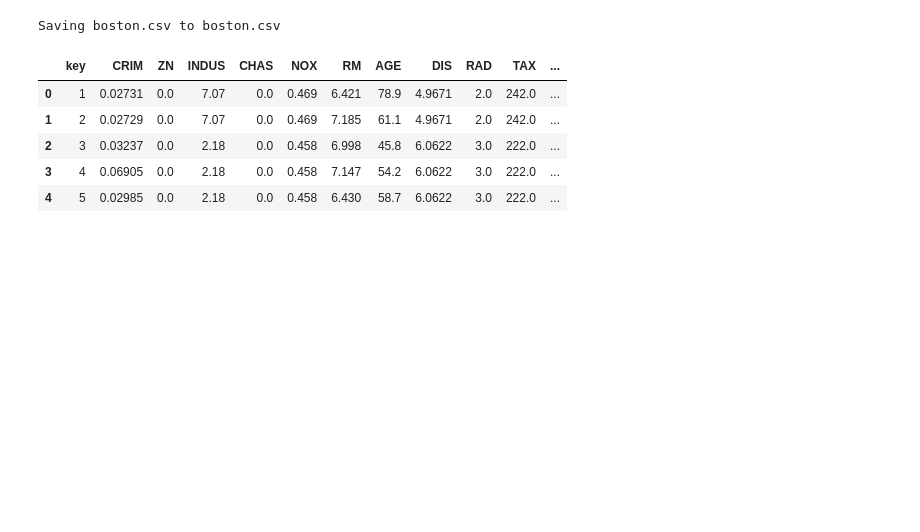
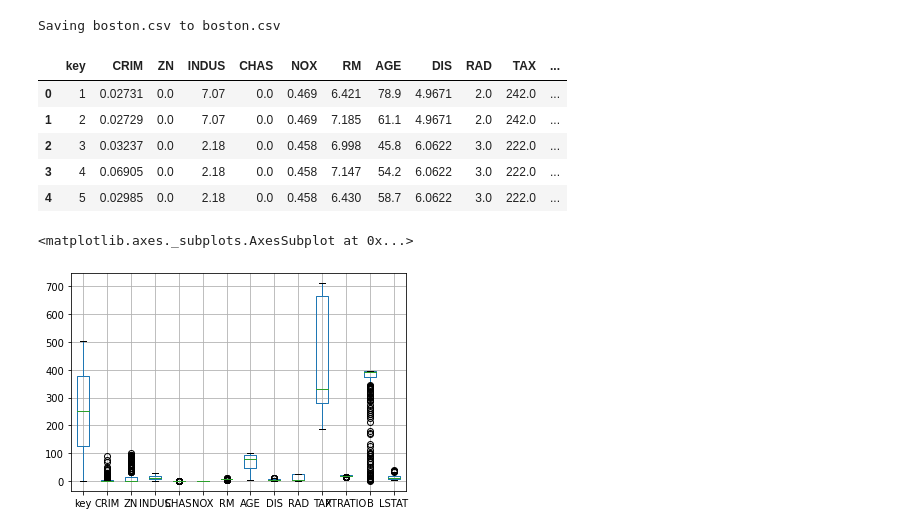
Before and after one commit to GaryPython/-, a Jupyter notebook: 作業D12.ipynb, the cells around one changed output. Cells and saved outputs as stored; diff of their text form; code cells hidden in the pictures; blank space fills up the shorter version.

```diff
--- a/作業D12.ipynb
+++ b/作業D12.ipynb
@@ -32,5 +32,10 @@ data_boston.head()
 | 2 | 3 | 0.03237 | 0.0 | 2.18 | 0.0 | 0.458 | 6.998 | 45.8 | 6.0622 | 3.0 | 222.0 | ... |
 | 3 | 4 | 0.06905 | 0.0 | 2.18 | 0.0 | 0.458 | 7.147 | 54.2 | 6.0622 | 3.0 | 222.0 | ... |
 | 4 | 5 | 0.02985 | 0.0 | 2.18 | 0.0 | 0.458 | 6.430 | 58.7 | 6.0622 | 3.0 | 222.0 | ... |
+# %%
+data_boston.boxplot()
+# %% [output]
+<matplotlib.axes._subplots.AxesSubplot at 0x...>
+[figure, added]
 # %%
 #2. 畫出散佈圖 x='NOX', y='DIS' ，並說明這兩欄位有什麼關係?
```
Also changed, not shown: parts of 2 cells of this notebook.
